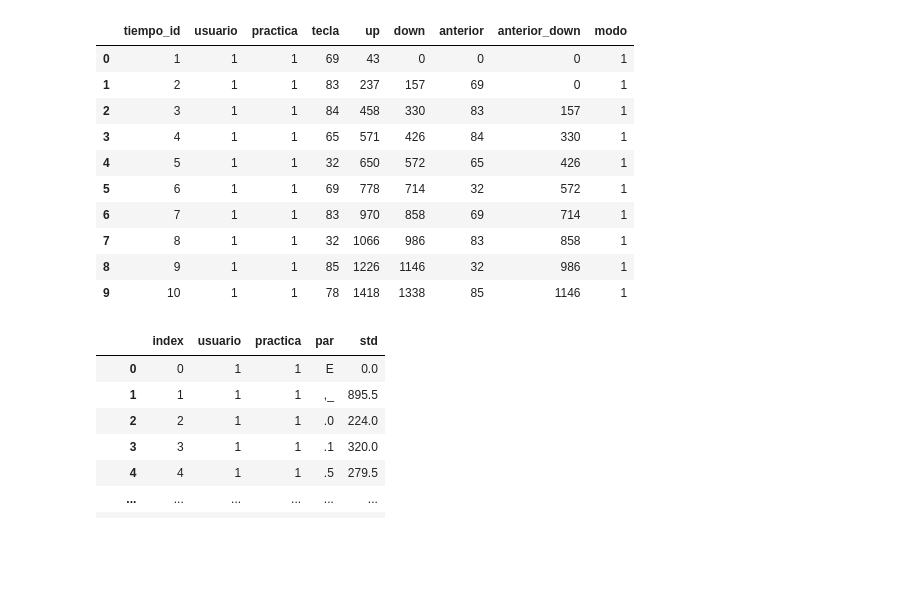
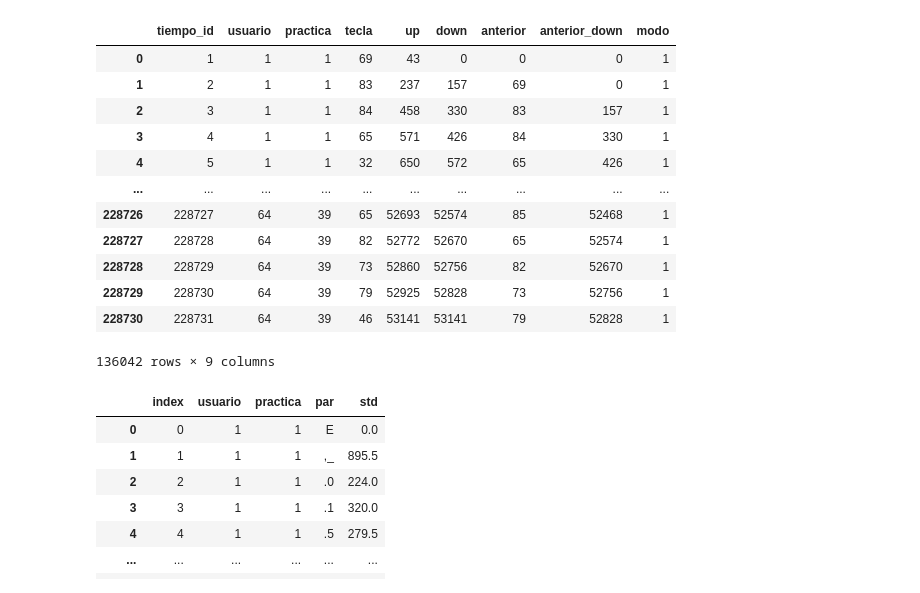
Before and after one commit to DiazEmi/second-factor, a Jupyter notebook: SSF.ipynb, the cells around one changed output. Drawn from its saved outputs; the diff is of its cells as text; code cells hidden in the pictures; blank space fills up the shorter version.

```diff
--- a/SSF.ipynb
+++ b/SSF.ipynb
@@ -7,20 +7,22 @@ df = df.drop(df[df.modo != 1].index)
 df
 prueba = ['usuario','practica']
 # %%
-df.head(10)
+df
 # sacar promedio de mantener la letra pulsada
 # %% [output]
 |  | tiempo_id | usuario | practica | tecla | up | down | anterior | anterior_down | modo |
 | 0 | 1 | 1 | 1 | 69 | 43 | 0 | 0 | 0 | 1 |
 | 1 | 2 | 1 | 1 | 83 | 237 | 157 | 69 | 0 | 1 |
 | 2 | 3 | 1 | 1 | 84 | 458 | 330 | 83 | 157 | 1 |
 | 3 | 4 | 1 | 1 | 65 | 571 | 426 | 84 | 330 | 1 |
 | 4 | 5 | 1 | 1 | 32 | 650 | 572 | 65 | 426 | 1 |
-| 5 | 6 | 1 | 1 | 69 | 778 | 714 | 32 | 572 | 1 |
-| 6 | 7 | 1 | 1 | 83 | 970 | 858 | 69 | 714 | 1 |
-| 7 | 8 | 1 | 1 | 32 | 1066 | 986 | 83 | 858 | 1 |
-| 8 | 9 | 1 | 1 | 85 | 1226 | 1146 | 32 | 986 | 1 |
-| 9 | 10 | 1 | 1 | 78 | 1418 | 1338 | 85 | 1146 | 1 |
+| ... | ... | ... | ... | ... | ... | ... | ... | ... | ... |
+| 228726 | 228727 | 64 | 39 | 65 | 52693 | 52574 | 85 | 52468 | 1 |
+| 228727 | 228728 | 64 | 39 | 82 | 52772 | 52670 | 65 | 52574 | 1 |
+| 228728 | 228729 | 64 | 39 | 73 | 52860 | 52756 | 82 | 52670 | 1 |
+| 228729 | 228730 | 64 | 39 | 79 | 52925 | 52828 | 73 | 52756 | 1 |
+| 228730 | 228731 | 64 | 39 | 46 | 53141 | 53141 | 79 | 52828 | 1 |
+136042 rows × 9 columns
 # %%
 df['tiempo'] = df.down - df.anterior_down
 df['anterior_up'] = df.up.shift(periods = 1)
```
Also changed, not shown: parts of 6 cells of this notebook.
